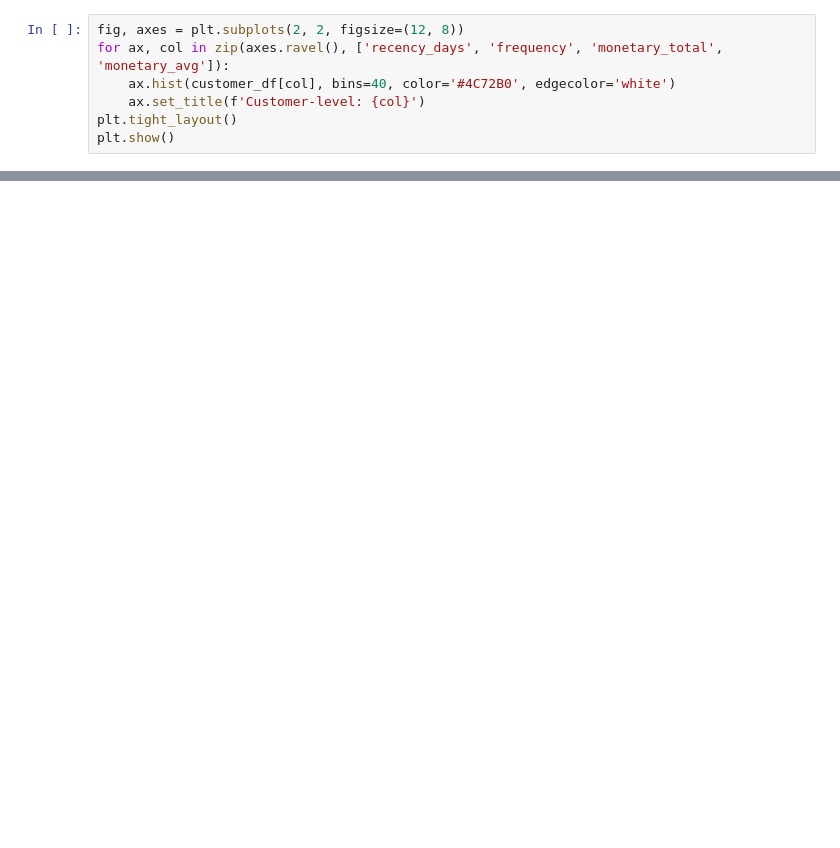
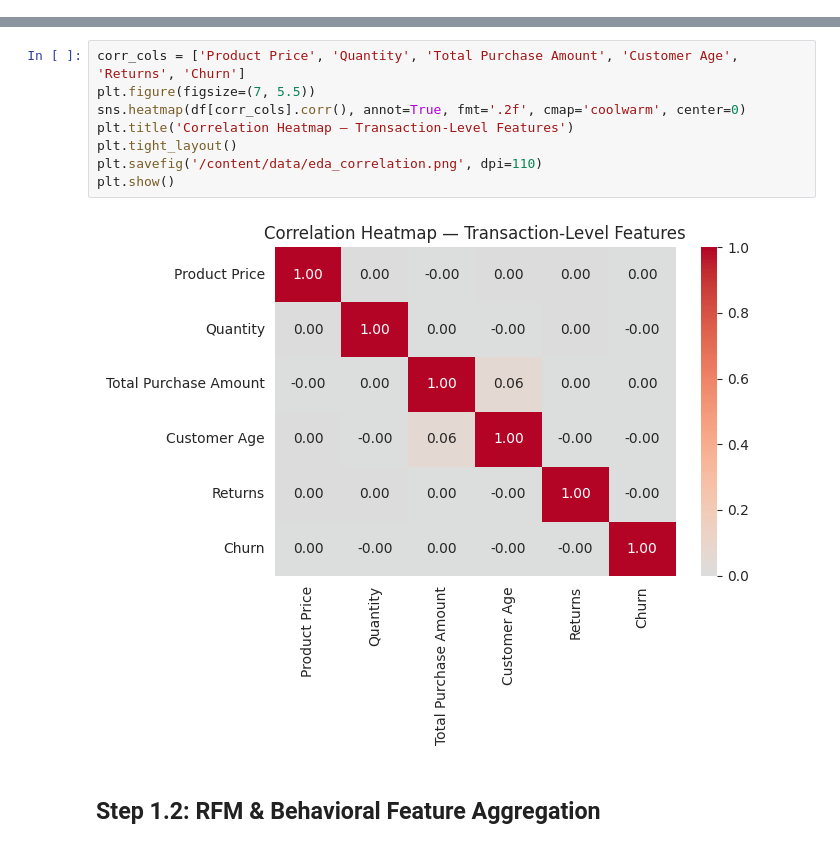
Before and after one commit to Gabriel-idkw/Customer-Behavior-Prediction, a Jupyter notebook: 01_data_preprocessing_eda.ipynb, the cells around one changed output, grey strips where cells are left out. Drawn from its saved outputs; the diff is of its cells as text; blank space fills up the shorter version.

```diff
--- a/01_data_preprocessing_eda.ipynb
+++ b/01_data_preprocessing_eda.ipynb
@@ -242,7 +57,0 @@ Now we look at the distributions that actually feed the clustering algorithms.
-# %%
-fig, axes = plt.subplots(2, 2, figsize=(12, 8))
-for ax, col in zip(axes.ravel(), ['recency_days', 'frequency', 'monetary_total', 'monetary_avg']):
-    ax.hist(customer_df[col], bins=40, color='#4C72B0', edgecolor='white')
-    ax.set_title(f'Customer-level: {col}')
-plt.tight_layout()
-plt.show()
@@ -370,0 +167,12 @@ Run **02_kmeans_clustering.ipynb**, **03_hierarchical_clustering.ipynb**, and **
+# %%
+corr_cols = ['Product Price', 'Quantity', 'Total Purchase Amount', 'Customer Age', 'Returns', 'Churn']
+plt.figure(figsize=(7, 5.5))
+sns.heatmap(df[corr_cols].corr(), annot=True, fmt='.2f', cmap='coolwarm', center=0)
+plt.title('Correlation Heatmap — Transaction-Level Features')
+plt.tight_layout()
+plt.savefig('/content/data/eda_correlation.png', dpi=110)
+plt.show()
+# %% [output]
+[figure, added]
+# %% [markdown]
+## Step 1.2: RFM & Behavioral Feature Aggregation
```
Also changed, not shown: parts of 53 cells of this notebook.
